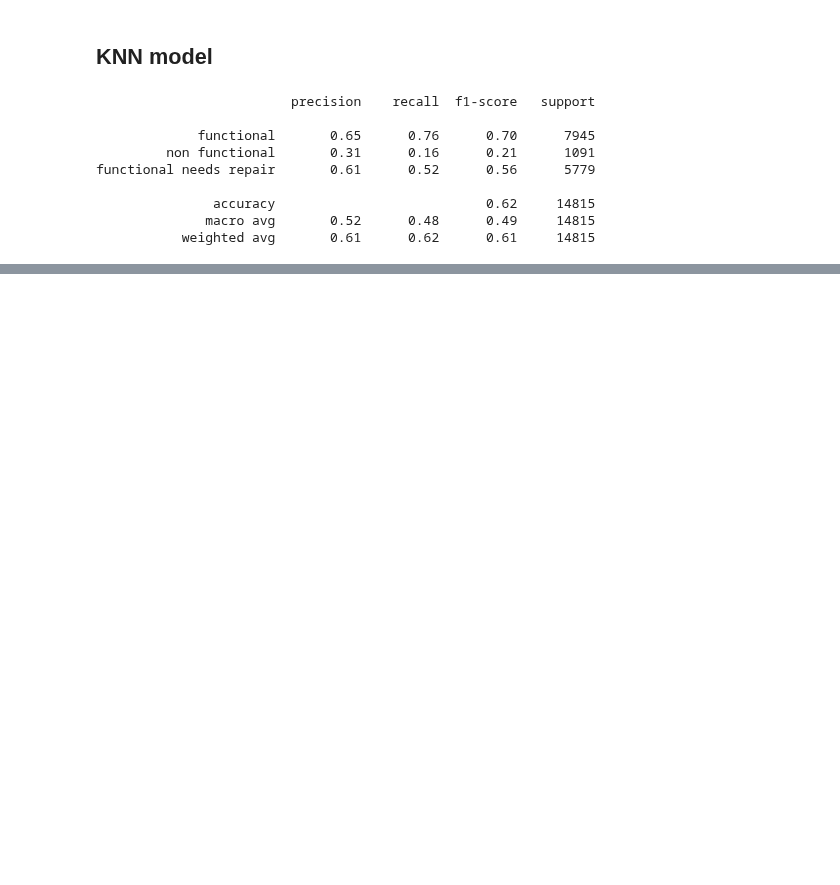
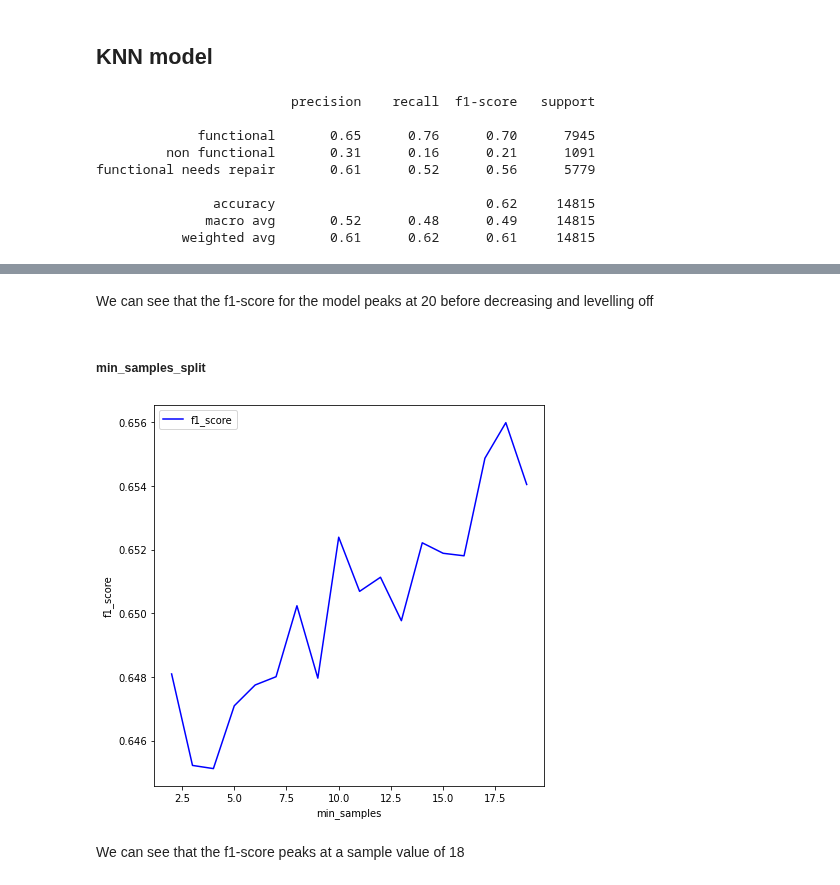
Before and after one commit to rahulakrish/water_pump_classifier, a Jupyter notebook: phase3_project.ipynb, the cells around one changed output, grey strips where cells are left out. Saved outputs shown, nothing was run; the diff lists cells and outputs as text; code cells hidden in the pictures; blank space fills up the shorter version.

```diff
--- a/phase3_project.ipynb
+++ b/phase3_project.ipynb
@@ -777,0 +898,48 @@ functional needs repair       0.61      0.52      0.56      5779
+# %% [markdown]
+We can see that the f1-score for the model peaks at 20 before decreasing and levelling off
+# %% [markdown]
+##### min_samples_split
+# %%
+#use the optimum value of depth
+depth = 20
+
+#define a range of min_samples_for each split
+min_samples_range = np.arange(2,20)
+
+#create a loop with the optimum depth and different min_samples
+#creating an empty list to store scores for each depth
+f1_test_scores = []
+# accuracy_scores = []
+# precision_scores = []
+# recall_scores = []
+
+# create a loop for the classifier to run with the different depth values
+for sample in min_samples_range:
+
+    #instantiate
+    regressor = DecisionTreeClassifier(criterion='entropy',max_depth=depth,min_samples_split=sample,random_state=123)
+
+    #fit the model
+    regressor.fit(X_train,y_train)
+
+    #predict values
+    y_hat_test = regressor.predict(X_test)
+
+    #calculate
+    f1_scores = f1_score(y_test,y_hat_test,average='macro')
+
+    #add the scores to the list
+    f1_test_scores.append(f1_scores)
+
+
+#visual
+fig,ax = plt.subplots(figsize=(7,7))
+ax.plot(min_samples_range,f1_test_scores,c='b',label = 'f1_score')
+
+ax.set_xlabel('min_samples')
+ax.set_ylabel('f1_score')
+ax.legend();
+# %% [output]
+[figure, added]
+# %% [markdown]
+We can see that the f1-score peaks at a sample value of 18
```
Also changed, not shown: parts of 18 cells of this notebook.
